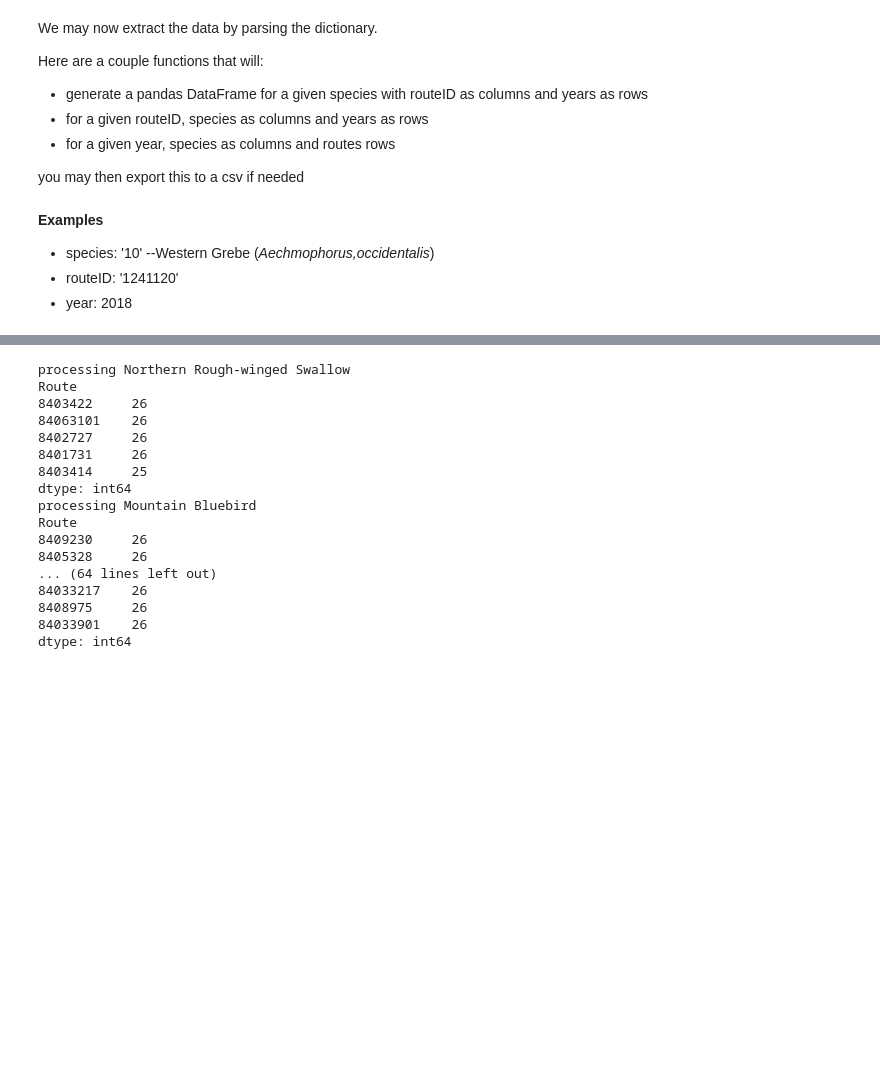
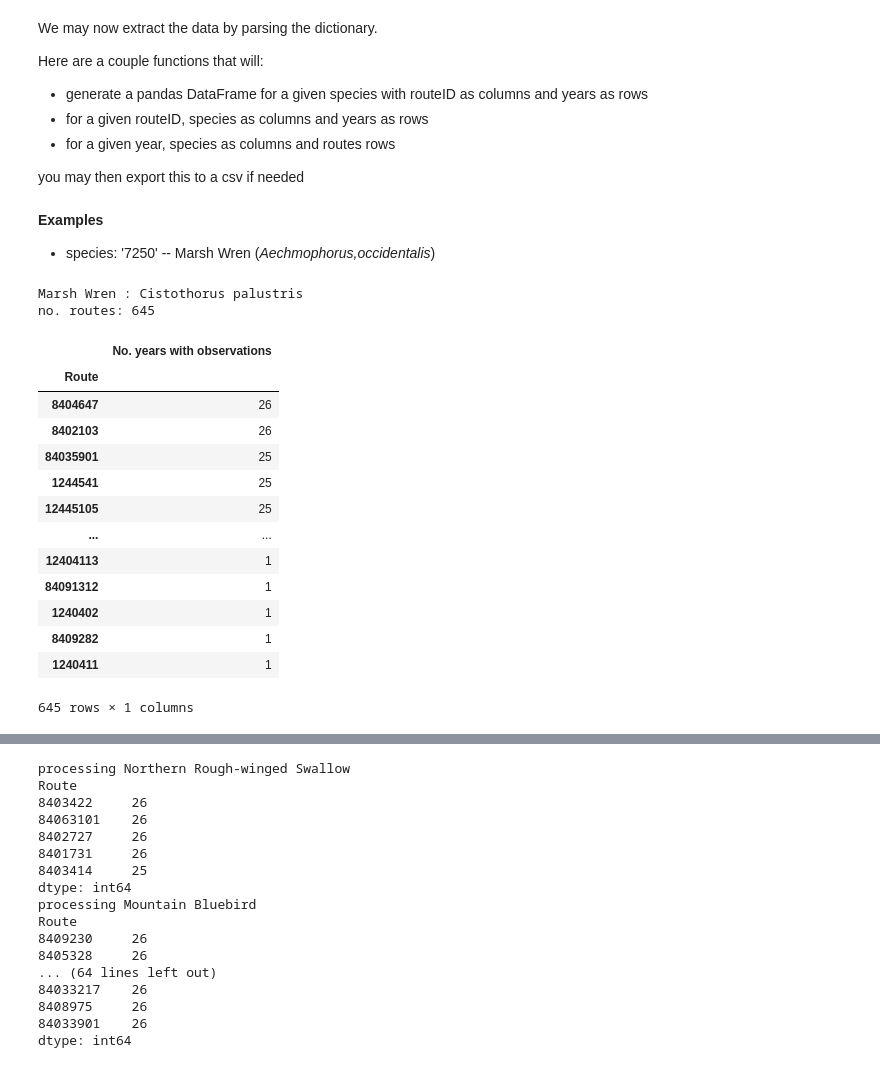
Before and after one commit to horaciosamaniego/bbs, a Jupyter notebook: ts_processing.ipynb, the cells around one changed output, grey strips where cells are left out. Drawn from its saved outputs; the diff is of its cells as text; code cells hidden in the pictures; blank space fills up the shorter version.

```diff
--- a/ts_processing.ipynb
+++ b/ts_processing.ipynb
@@ -450,11 +429,31 @@ you may then export this to a csv if needed
 # %% [markdown]
 **Examples**
 
-- species: '10'  --Western Grebe (_Aechmophorus,occidentalis_)
-- routeID: '1241120'
-- year: 2018
+- species: '7250'  -- Marsh Wren (_Aechmophorus,occidentalis_)
 # %%
-species_df = species_to_df('4930',totals_dict)
+s =get_spp_name(7250,spps)
+print(s['Common Name'],":", s['spp'])
 
-# routes_df = route_to_df('1241120',totals_dict)
-# yrs_df = year_to_df(2018,totals_dict)
+species_df = species_to_df('7250',totals_dict)
+print("no. routes:", species_df.shape[1])
+# %% [output]
+Marsh Wren : Cistothorus palustris
+no. routes: 645
+# %%
+samples = pd.DataFrame((species_df>0).sum(axis=0).sort_values(ascending=False),columns=['No. years with observations'])
+display(samples)
+# %% [output]
+|  | No. years with observations |
+| Route |  |
+| 8404647 | 26 |
+| 8402103 | 26 |
+| 84035901 | 25 |
+| 1244541 | 25 |
+| 12445105 | 25 |
+| ... | ... |
+| 12404113 | 1 |
+| 84091312 | 1 |
+| 1240402 | 1 |
+| 8409282 | 1 |
+| 1240411 | 1 |
+645 rows × 1 columns
```
Also changed, not shown: parts of 16 cells of this notebook, 1 other file.
